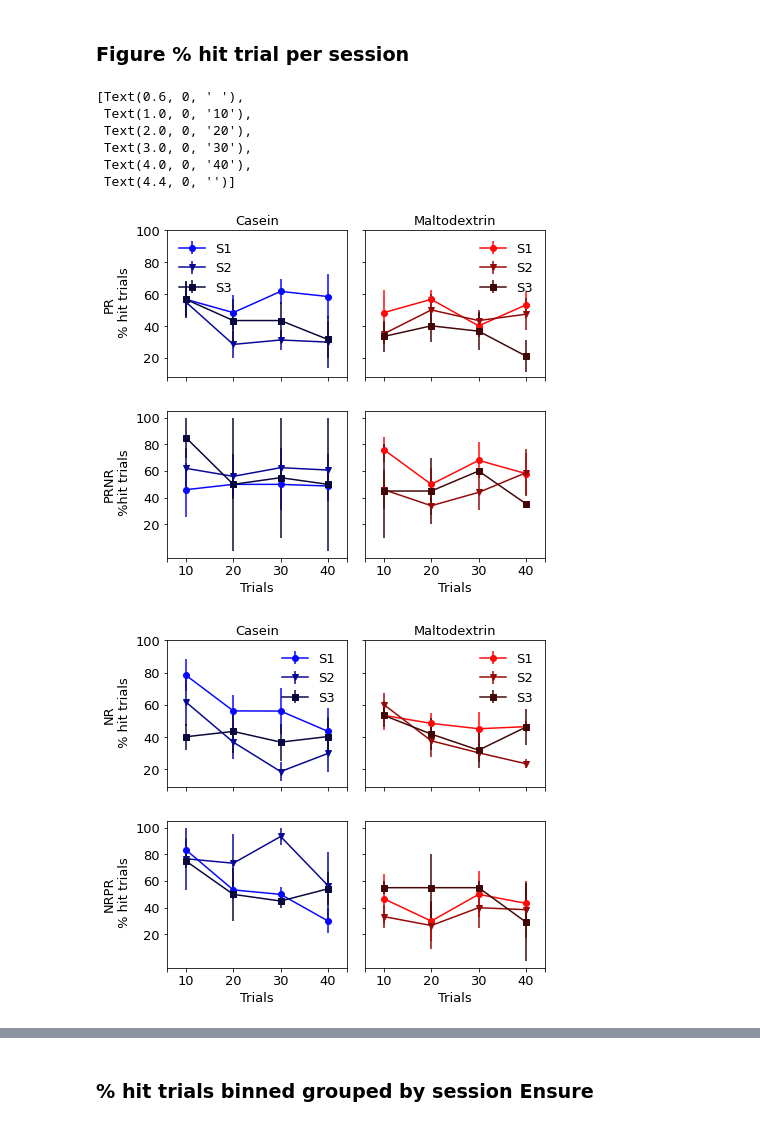
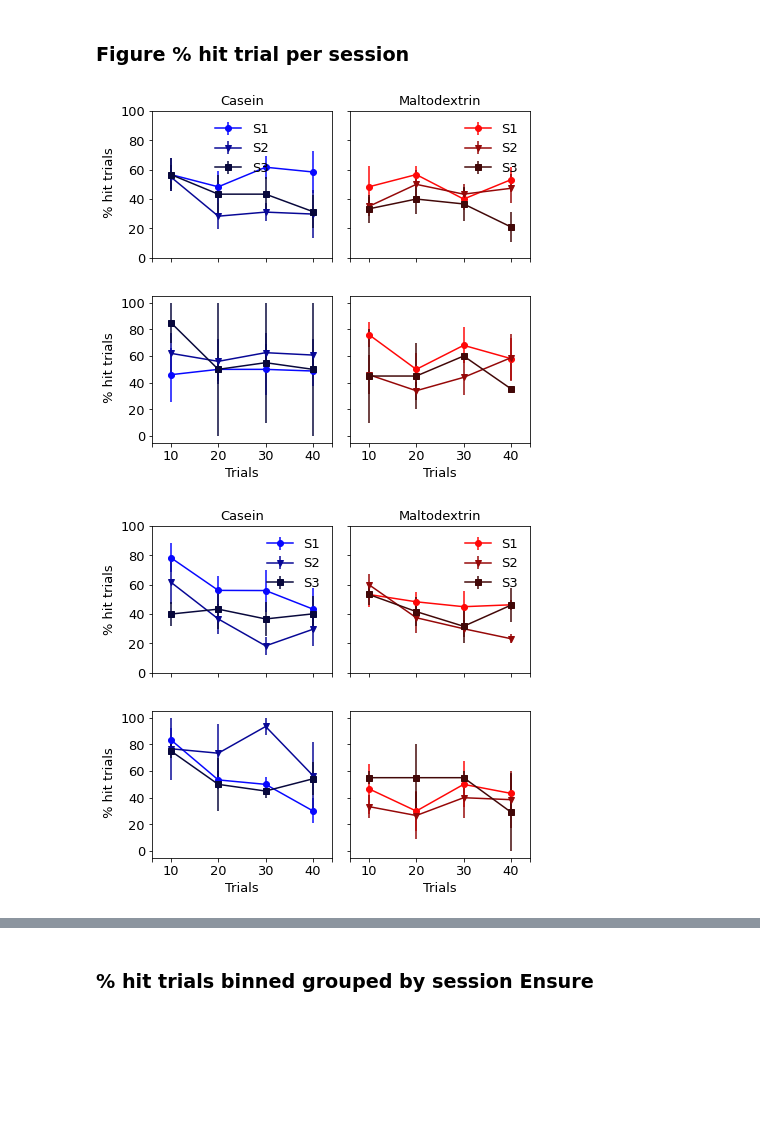
Before and after one commit to jetsetmette/VGP, a Jupyter notebook: notebooks/Behavior_2P.ipynb, the cells around one changed output, grey strips where cells are left out. Drawn from its saved outputs; the diff is of its cells as text; code cells hidden in the pictures; blank space fills up the shorter version.

```diff
--- a/notebooks/Behavior_2P.ipynb
+++ b/notebooks/Behavior_2P.ipynb
@@ -435,6 +435,7 @@ for row in rows:
         all_data[key]['number of trials']=len(pump_fn)
         all_data[key]['total licks']=len(licks_fn)
         all_data[key]['hit trial'] = len(hit_trial)
+        all_data[key]['% hit']=(len(hit_trial)/(len(pump_fn))*100)
         all_data[key]['miss trials']= len(miss_trial)
         all_data[key]['licks per trial']= np.mean(licks_all_trial)
         all_data[key]['licks hit trial']= np.mean(licks_hit_trial)
@@ -1024,13 +1093,13 @@ ax2.errorbar(x, malt_PR_S3_m, yerr=malt_PR_S3_E, fmt="-s", color='#420808')
 ax1.set_title('Casein',fontsize=13)
 ax2.set_title('Maltodextrin',fontsize=13)
 
-ax1.set_ylabel('PR\n % hit trials',fontsize = 13)
+ax1.set_ylabel(' % hit trials',fontsize = 13)
 
 
 
-ax1.set_yticks([20,40,60,80,100])
-ax2.set_yticks([20,40,60,80,100])
-ax1.set_yticklabels([20,40,60,80,100],fontsize=13)
+ax1.set_yticks([0,20,40,60,80,100])
+ax2.set_yticks([0,20,40,60,80,100])
+ax1.set_yticklabels([0, 20,40,60,80,100],fontsize=13)
 ax1.set_xticks([0.6,1,2,3,4,4.4])
 ax2.set_xticks([0.6,1,2,3,4,4.4])
 ax1.set_xticklabels([], fontsize=0)
@@ -1059,14 +1128,14 @@ ax2.errorbar(x, malt_PRNR_S3_m, yerr=malt_PRNR_S3_E, fmt="-s", color='#420808')
 
 
 
-ax1.set_ylabel('PRNR\n %hit trials',fontsize = 13)
+ax1.set_ylabel(' % hit trials',fontsize = 13)
 
 ax1.set_xlabel('Trials', fontsize = 13)
 ax2.set_xlabel('Trials', fontsize = 13)
 
-ax1.set_yticks([20,40,60,80,100])
-ax2.set_yticks([20,40,60,80,100])
-ax1.set_yticklabels([20,40,60,80,100],fontsize=13)
+ax1.set_yticks([0,20,40,60,80,100])
+ax2.set_yticks([0,20,40,60,80,100])
+ax1.set_yticklabels([0,20,40,60,80,100],fontsize=13)
 ax1.set_xticks([0.6,1,2,3,4,4.4])
 ax2.set_xticks([0.6,1,2,3,4,4.4])
 ax1.set_xticklabels([' ','10','20','30','40', ''], fontsize=13)
@@ -1098,13 +1167,13 @@ ax2.errorbar(x, malt_NR_S3_m, yerr=malt_NR_S3_E, fmt="-s", color='#420808')
 ax1.set_title('Casein',fontsize=13)
 ax2.set_title('Maltodextrin',fontsize=13)
 
-ax1.set_ylabel('NR\n % hit trials',fontsize = 13)
+ax1.set_ylabel('% hit trials',fontsize = 13)
 
 
 
-ax1.set_yticks([20,40,60,80,100])
-ax2.set_yticks([20,40,60,80,100])
-ax1.set_yticklabels([20,40,60,80,100],fontsize=13)
+ax1.set_yticks([0,20,40,60,80,100])
+ax2.set_yticks([0,20,40,60,80,100])
+ax1.set_yticklabels([0,20,40,60,80,100],fontsize=13)
 ax1.set_xticks([0.6,1,2,3,4,4.4])
 ax2.set_xticks([0.6,1,2,3,4,4.4])
 ax1.set_xticklabels([], fontsize=0)
@@ -1117,46 +1186,40 @@ ax2.legend(['S1','S2','S3'], fontsize=13,frameon = False)
 
 
 
 f4, [ax1,ax2] = plt.subplots(figsize=[7,3],ncols=2, gridspec_kw={'wspace':0.1,'width_ratios':[10,10]}, sharey=True)
 f4.subplots_adjust(wspace=0.15,hspace=0.35, bottom=0.2,left=0.15)
 x=[1,2,3,4]
 
 
 ax1.errorbar(x, Cas_NRPR_S1_m, yerr=Cas_NRPR_S1_E, fmt="-o", color='#0808FF')
 ax1.errorbar(x, Cas_NRPR_S2_m, yerr=Cas_NRPR_S2_E, fmt="-v", color='#080896')
 ax1.errorbar(x, Cas_NRPR_S3_m, yerr=Cas_NRPR_S3_E, fmt="-s", color='#08083C')
 
 
 ax2.errorbar(x, malt_NRPR_S1_m, yerr=malt_NRPR_S1_E, fmt="-o", color='#FF0808')
 ax2.errorbar(x, malt_NRPR_S2_m, yerr=malt_NRPR_S2_E, fmt="-v", color='#960808')
 ax2.errorbar(x, malt_NRPR_S3_m, yerr=malt_NRPR_S3_E, fmt="-s", color='#420808')
 
 
 
-ax1.set_ylabel('NRPR\n % hit trials',fontsize = 13)
+ax1.set_ylabel(' % hit trials',fontsize = 13)
 
 ax1.set_xlabel('Trials', fontsize = 13)
 ax2.set_xlabel('Trials', fontsize = 13)
 
-ax1.set_yticks([20,40,60,80,100])
-ax2.set_yticks([20,40,60,80,100])
-ax1.set_yticklabels([20,40,60,80,100],fontsize=13)
+ax1.set_yticks([0,20,40,60,80,100])
+ax2.set_yticks([0,20,40,60,80,100])
+ax1.set_yticklabels([0,20,40,60,80,100],fontsize=13)
 ax1.set_xticks([0.6,1,2,3,4,4.4])
 ax2.set_xticks([0.6,1,2,3,4,4.4])
 ax1.set_xticklabels([' ','10','20','30','40', ''], fontsize=13)
 ax2.set_xticklabels([' ','10','20','30','40', ''], fontsize=13)
 
 
-# f1.savefig('C:\\Users\\mko102\\GitHub\\VGP\\output\\hitsPR.png')
-# f2.savefig('C:\\Users\\mko102\\GitHub\\VGP\\output\\hitsPRNR.png')
+f3.savefig('C:\\Users\\mko102\\GitHub\\VGP\\output\\hitsNR.png')
+f4.savefig('C:\\Users\\mko102\\GitHub\\VGP\\output\\hitsNRPR.png')
 # %% [output]
-[Text(0.6, 0, ' '),
- Text(1.0, 0, '10'),
- Text(2.0, 0, '20'),
- Text(3.0, 0, '30'),
- Text(4.0, 0, '40'),
- Text(4.4, 0, '')]
-[figure, old version]
+[figure, new version]
-[figure, old version]
+[figure, new version]
-[figure, old version]
+[figure, new version]
-[figure, old version]
+[figure, new version]
```
Also changed, not shown: parts of 23 cells of this notebook.
